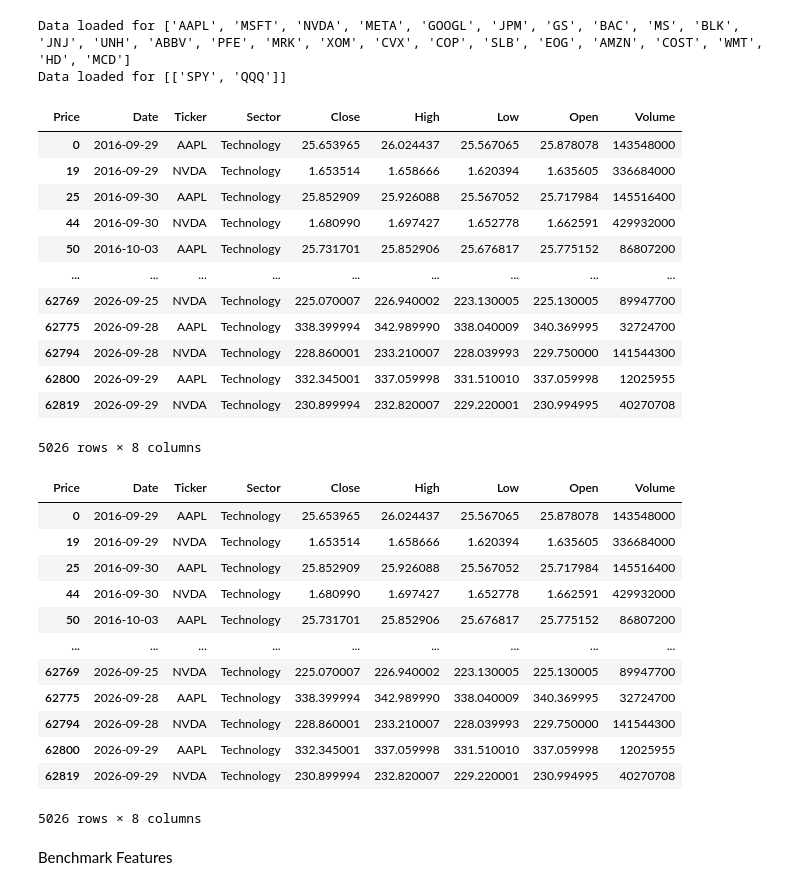
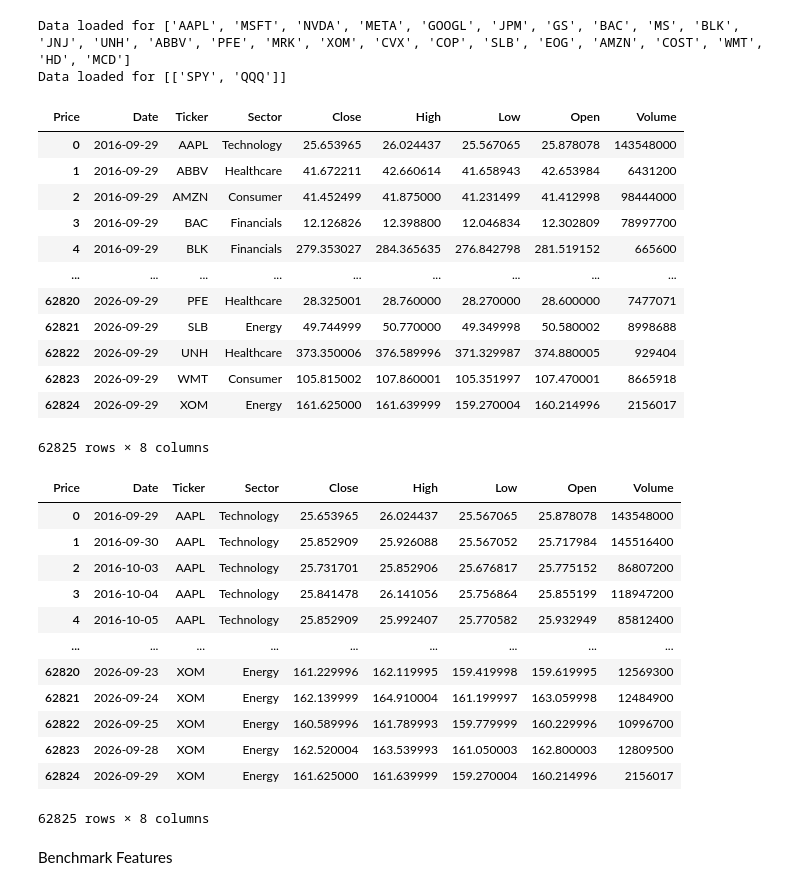
Before and after one commit to acsimpson16/market_ml_research, a Jupyter notebook: notebooks/Feature_engineering.ipynb, the cells around one changed output. Drawn from its saved outputs; the diff is of its cells as text; code cells hidden in the pictures.

```diff
--- a/notebooks/Feature_engineering.ipynb
+++ b/notebooks/Feature_engineering.ipynb
@@ -12,6 +12,8 @@ from market_ml.EDA import *
 from market_ml.feature_engineering import *
 # %% [markdown]
 # Data Loading
+# %%
+TEST=False
 # %%
 stock_dl = DataLoader(tickers=TICKERS, period="10y", interval="1d", file_name='stock_data.parquet')
 benchmark_dl = DataLoader(tickers=[BENCHMARK_TICKERS], period="10y", interval="1d", file_name='benchmark_data.parquet')
@@ -24,43 +26,44 @@ Data loaded for ['AAPL', 'MSFT', 'NVDA', 'META', 'GOOGL', 'JPM', 'GS', 'BAC', 'M
 Data loaded for [['SPY', 'QQQ']]
 # %%
 #just testing with two stocks for now
-
-test_ticker = ['AAPL', 'NVDA']
-test_data = market_data[market_data["Ticker"].isin(test_ticker)].copy()
-
-test_data
+if TEST==True:
+    test_ticker = ['AAPL', 'NVDA']
+    market_data = market_data[market_data["Ticker"].isin(test_ticker)].copy()
+    filename = "test_stock_data_with_features.parquet"
+else:
+    filename="stock_data_with_features.parquet"
+market_data
 # %% [output]
 | Price | Date | Ticker | Sector | Close | High | Low | Open | Volume |
 | 0 | 2016-09-29 | AAPL | Technology | 25.653965 | 26.024437 | 25.567065 | 25.878078 | 143548000 |
-| 19 | 2016-09-29 | NVDA | Technology | 1.653514 | 1.658666 | 1.620394 | 1.635605 | 336684000 |
-| 25 | 2016-09-30 | AAPL | Technology | 25.852909 | 25.926088 | 25.567052 | 25.717984 | 145516400 |
-| 44 | 2016-09-30 | NVDA | Technology | 1.680990 | 1.697427 | 1.652778 | 1.662591 | 429932000 |
-| 50 | 2016-10-03 | AAPL | Technology | 25.731701 | 25.852906 | 25.676817 | 25.775152 | 86807200 |
+| 1 | 2016-09-29 | ABBV | Healthcare | 41.672211 | 42.660614 | 41.658943 | 42.653984 | 6431200 |
+| 2 | 2016-09-29 | AMZN | Consumer | 41.452499 | 41.875000 | 41.231499 | 41.412998 | 98444000 |
+| 3 | 2016-09-29 | BAC | Financials | 12.126826 | 12.398800 | 12.046834 | 12.302809 | 78997700 |
+| 4 | 2016-09-29 | BLK | Financials | 279.353027 | 284.365635 | 276.842798 | 281.519152 | 665600 |
 | ... | ... | ... | ... | ... | ... | ... | ... | ... |
-| 62769 | 2026-09-25 | NVDA | Technology | 225.070007 | 226.940002 | 223.130005 | 225.130005 | 89947700 |
-| 62775 | 2026-09-28 | AAPL | Technology | 338.399994 | 342.989990 | 338.040009 | 340.369995 | 32724700 |
-| 62794 | 2026-09-28 | NVDA | Technology | 228.860001 | 233.210007 | 228.039993 | 229.750000 | 141544300 |
-| 62800 | 2026-09-29 | AAPL | Technology | 332.345001 | 337.059998 | 331.510010 | 337.059998 | 12025955 |
-| 62819 | 2026-09-29 | NVDA | Technology | 230.899994 | 232.820007 | 229.220001 | 230.994995 | 40270708 |
+| 62820 | 2026-09-29 | PFE | Healthcare | 28.325001 | 28.760000 | 28.270000 | 28.600000 | 7477071 |
+| 62821 | 2026-09-29 | SLB | Energy | 49.744999 | 50.770000 | 49.349998 | 50.580002 | 8998688 |
+| 62822 | 2026-09-29 | UNH | Healthcare | 373.350006 | 376.589996 | 371.329987 | 374.880005 | 929404 |
+| 62823 | 2026-09-29 | WMT | Consumer | 105.815002 | 107.860001 | 105.351997 | 107.470001 | 8665918 |
+| 62824 | 2026-09-29 | XOM | Energy | 161.625000 | 161.639999 | 159.270004 | 160.214996 | 2156017 |
-5026 rows × 8 columns
+62825 rows × 8 columns
 # %%
-FE = FeatureEngineer(test_data, benchmark_data, filename="test_stock_data_with_features.parquet")
-
+FE = FeatureEngineer(market_data, benchmark_data, filename=filename)
 FE.data
 # %% [output]
 | Price | Date | Ticker | Sector | Close | High | Low | Open | Volume |
 | 0 | 2016-09-29 | AAPL | Technology | 25.653965 | 26.024437 | 25.567065 | 25.878078 | 143548000 |
-| 19 | 2016-09-29 | NVDA | Technology | 1.653514 | 1.658666 | 1.620394 | 1.635605 | 336684000 |
-| 25 | 2016-09-30 | AAPL | Technology | 25.852909 | 25.926088 | 25.567052 | 25.717984 | 145516400 |
-| 44 | 2016-09-30 | NVDA | Technology | 1.680990 | 1.697427 | 1.652778 | 1.662591 | 429932000 |
-| 50 | 2016-10-03 | AAPL | Technology | 25.731701 | 25.852906 | 25.676817 | 25.775152 | 86807200 |
+| 1 | 2016-09-30 | AAPL | Technology | 25.852909 | 25.926088 | 25.567052 | 25.717984 | 145516400 |
+| 2 | 2016-10-03 | AAPL | Technology | 25.731701 | 25.852906 | 25.676817 | 25.775152 | 86807200 |
+| 3 | 2016-10-04 | AAPL | Technology | 25.841478 | 26.141056 | 25.756864 | 25.855199 | 118947200 |
+| 4 | 2016-10-05 | AAPL | Technology | 25.852909 | 25.992407 | 25.770582 | 25.932949 | 85812400 |
 | ... | ... | ... | ... | ... | ... | ... | ... | ... |
-| 62769 | 2026-09-25 | NVDA | Technology | 225.070007 | 226.940002 | 223.130005 | 225.130005 | 89947700 |
-| 62775 | 2026-09-28 | AAPL | Technology | 338.399994 | 342.989990 | 338.040009 | 340.369995 | 32724700 |
-| 62794 | 2026-09-28 | NVDA | Technology | 228.860001 | 233.210007 | 228.039993 | 229.750000 | 141544300 |
-| 62800 | 2026-09-29 | AAPL | Technology | 332.345001 | 337.059998 | 331.510010 | 337.059998 | 12025955 |
-| 62819 | 2026-09-29 | NVDA | Technology | 230.899994 | 232.820007 | 229.220001 | 230.994995 | 40270708 |
+| 62820 | 2026-09-23 | XOM | Energy | 161.229996 | 162.119995 | 159.419998 | 159.619995 | 12569300 |
+| 62821 | 2026-09-24 | XOM | Energy | 162.139999 | 164.910004 | 161.199997 | 163.059998 | 12484900 |
+| 62822 | 2026-09-25 | XOM | Energy | 160.589996 | 161.789993 | 159.779999 | 160.229996 | 10996700 |
+| 62823 | 2026-09-28 | XOM | Energy | 162.520004 | 163.539993 | 161.050003 | 162.800003 | 12809500 |
+| 62824 | 2026-09-29 | XOM | Energy | 161.625000 | 161.639999 | 159.270004 | 160.214996 | 2156017 |
-5026 rows × 8 columns
+62825 rows × 8 columns
 # %% [markdown]
 Benchmark Features
 # %%
```
Also changed, not shown: parts of 12 cells of this notebook, 2 other files.
